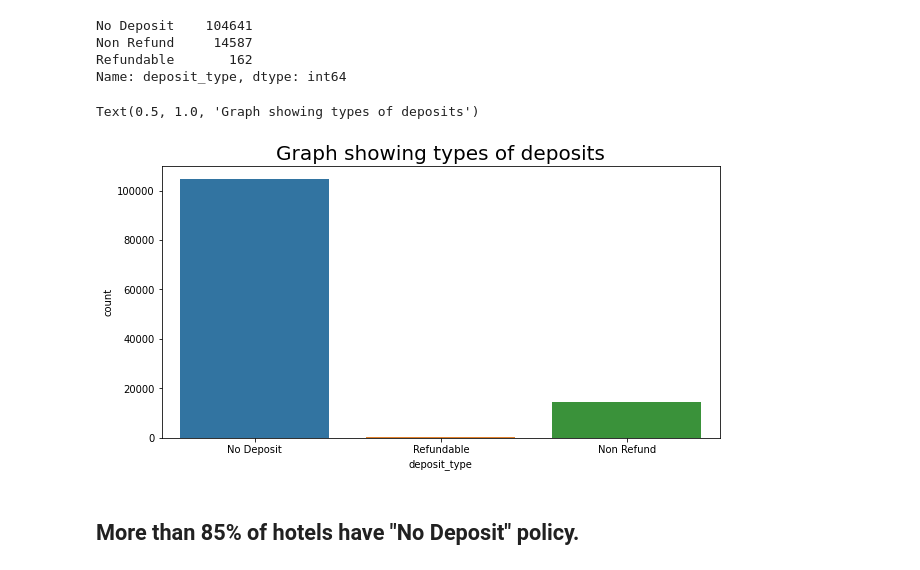
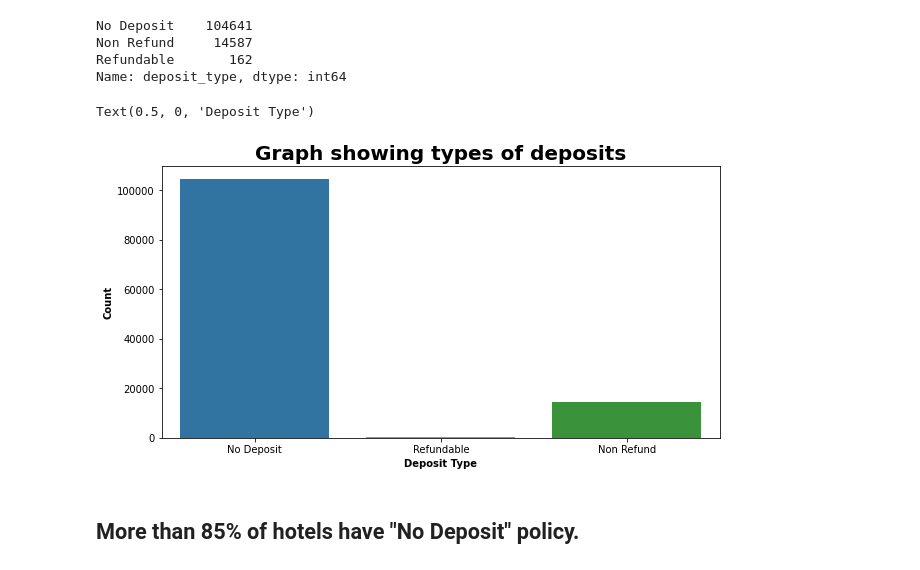
Before and after one commit to Animesh227/Hotel-Booking-Analysis, a Jupyter notebook: Hotel_Booking_Analysis_Capstone_Project_Animesh_Chakraborty.ipynb, the cells around one changed output. Drawn from its saved outputs; the diff is of its cells as text; code cells hidden in the pictures.

```diff
--- a/Hotel_Booking_Analysis_Capstone_Project_Animesh_Chakraborty.ipynb
+++ b/Hotel_Booking_Analysis_Capstone_Project_Animesh_Chakraborty.ipynb
@@ -147,8 +147,8 @@ dtype: int64
 # %%
 # Replacing all null values with their mean values for numerical columns and string columns with "Not present"
 
-df["children"].fillna(df["children"].mean(),inplace = True)
-df["country"].fillna("Not present",inplace = True)
+
+# df["country"].fillna("Not present",inplace = True)
 df["agent"].fillna(df["agent"].mean(),inplace = True)
 df["children"].fillna(df["children"].mean(),inplace = True)
 df["company"].fillna(df["company"].mean(),inplace = True)
@@ -225,10 +226,12 @@ Non Refund     14587
 Refundable       162
 Name: deposit_type, dtype: int64
 # %%
-sns.countplot(data = df, x = 'deposit_type').set_title('Graph showing types of deposits', fontsize = 20)
+sns.countplot(data = df, x = 'deposit_type').set_title('Graph showing types of deposits', fontsize = 20 , weight= 'bold')
+plt.ylabel('Count' , weight= 'bold')
+plt.xlabel('Deposit Type', weight= 'bold' )
 # %% [output]
-Text(0.5, 1.0, 'Graph showing types of deposits')
+Text(0.5, 0, 'Deposit Type')
-[figure, old version]
+[figure, new version]
 # %% [markdown]
 ## **More than 85% of hotels have "No Deposit" policy.**
 # %%
```
Also changed, not shown: parts of 9 cells of this notebook.
